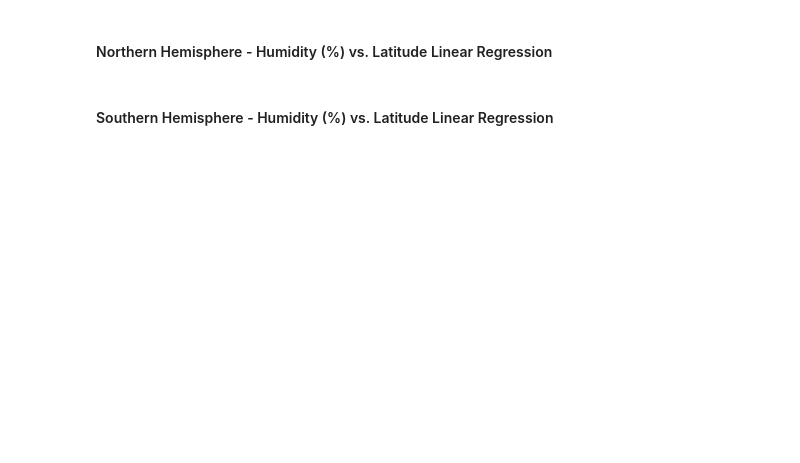
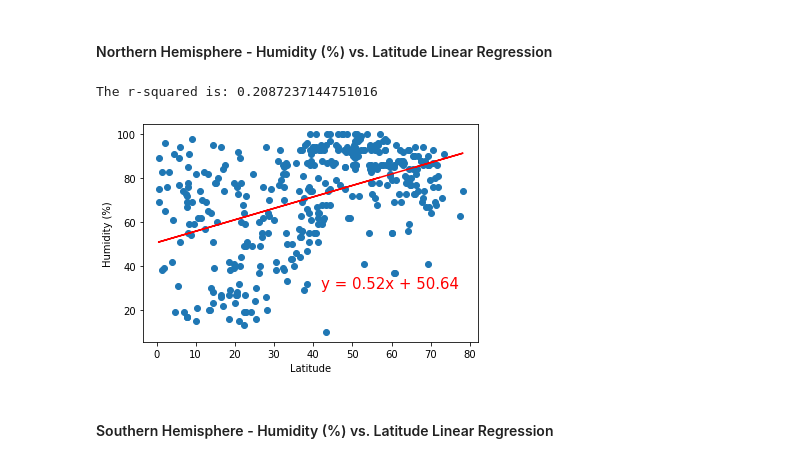
Before and after one commit to georgiafbi/python-api-challenge, a Jupyter notebook: WeatherPy.ipynb, the cells around one changed output. Saved outputs shown, nothing was run; the diff lists cells and outputs as text; code cells hidden in the pictures; blank space fills up the shorter version.

```diff
--- a/WeatherPy.ipynb
+++ b/WeatherPy.ipynb
@@ -209,4 +275,19 @@ plt.show()
 # %% [markdown]
 ####  Northern Hemisphere - Humidity (%) vs. Latitude Linear Regression
+# %%
+n_humidity=north_df["Humidity (%)"]
+(slope_nh, intercept_nh, rvalue_nh, pvalue_nh, stderr_nh) = linregress(n_lat, n_humidity)
+regress_values_nh = n_lat * slope_nh + intercept_nh
+line_eq_nh = "y = " + str(round(slope_nh,2)) + "x + " + str(round(intercept_nh,2))
+axnt=plt.scatter(n_lat,n_humidity)
+plt.plot(n_lat,regress_values_nh,"r-")
+plt.annotate(line_eq_nh,(42,30),fontsize=15,color="red")
+plt.ylabel("Humidity (%)")
+plt.xlabel('Latitude')
+print(f"The r-squared is: {rvalue_nh**2}")
+plt.show()
+# %% [output]
+The r-squared is: 0.2087237144751016
+[figure, added]
 # %% [markdown]
 ####  Southern Hemisphere - Humidity (%) vs. Latitude Linear Regression
```
Also changed, not shown: parts of 17 cells of this notebook, 6 other files.
